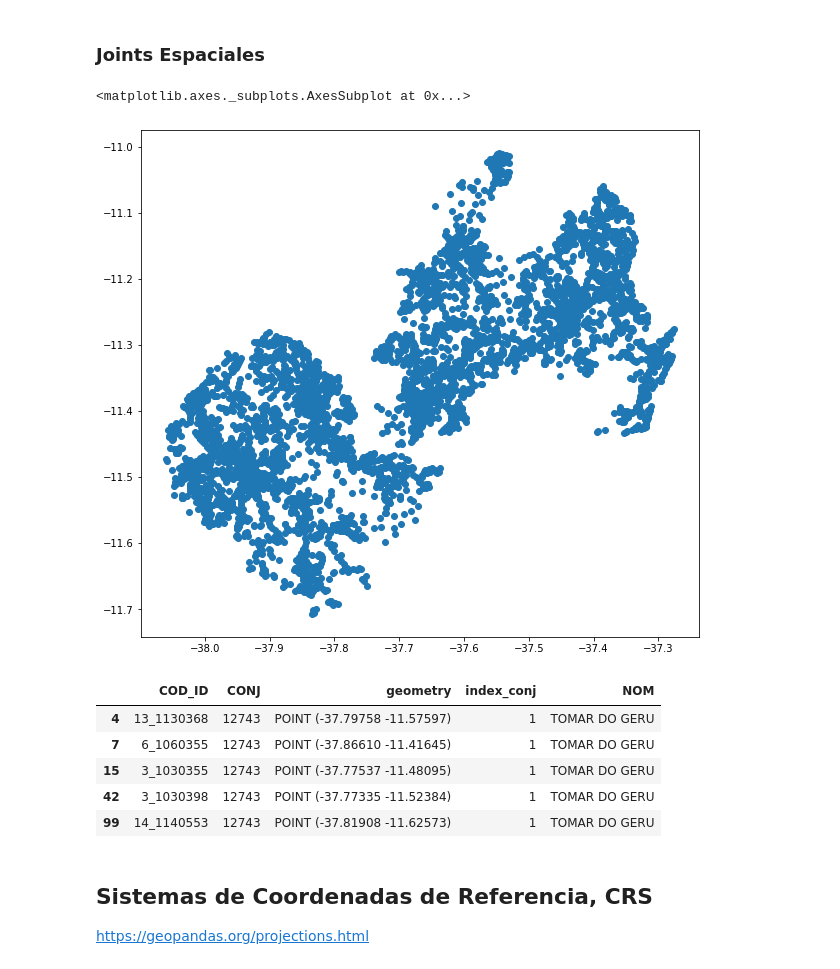
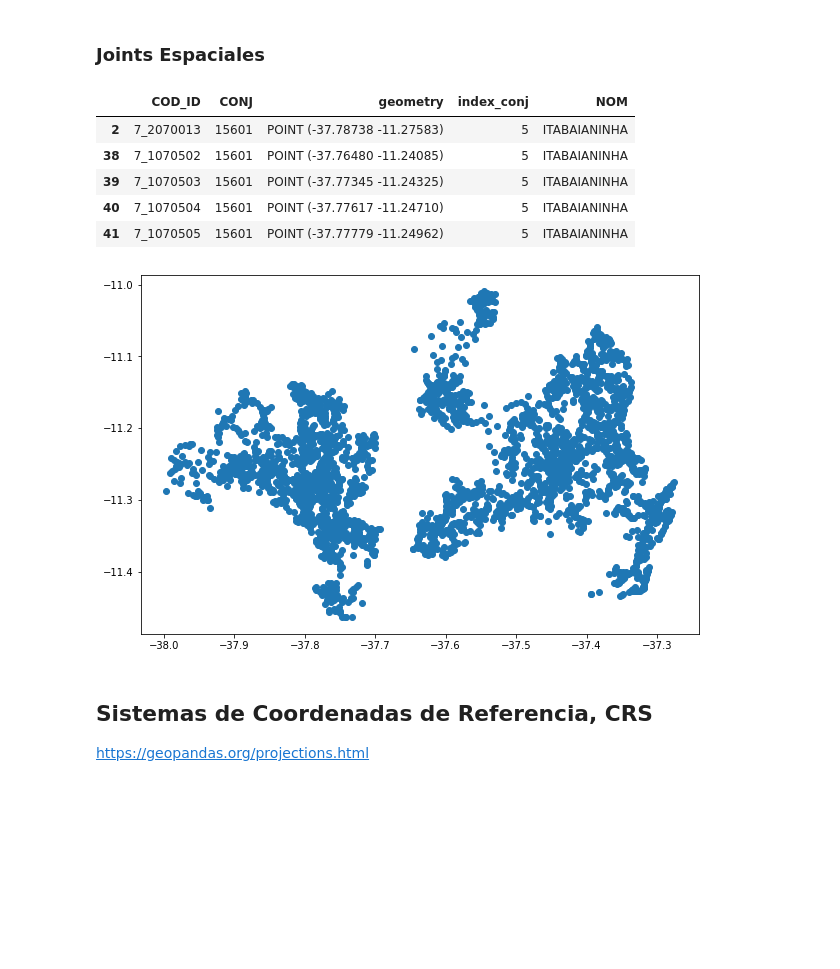
Before and after one commit to ramirojc/Diplodatos2020, a Jupyter notebook: Intro_Curacion_Georef.ipynb, the cells around one changed output. Drawn from its saved outputs; the diff is of its cells as text; code cells hidden in the pictures; blank space fills up the shorter version.

```diff
--- a/Intro_Curacion_Georef.ipynb
+++ b/Intro_Curacion_Georef.ipynb
@@ -149,20 +155,19 @@ True
 # %% [markdown]
 ### Joints Espaciales
 # %%
-st = gpd.sjoin(untrd[['COD_ID','CONJ','geometry']], conj[['NOM','geometry']].iloc[:3], how='inner', op='within', lsuffix='untrs',rsuffix='conj')
-st.plot(figsize=(10,10))
+st = gpd.sjoin(untrd[['COD_ID','CONJ','geometry']], conj[['NOM','geometry']].iloc[[0,5]], how='inner', op='within', lsuffix='untrs',rsuffix='conj')
+st.head()
 # %% [output]
-<matplotlib.axes._subplots.AxesSubplot at 0x...>
-[figure, removed]
+|  | COD_ID | CONJ | geometry | index_conj | NOM |
+| 2 | 7_2070013 | 15601 | POINT (-37.78738 -11.27583) | 5 | ITABAIANINHA |
+| 38 | 7_1070502 | 15601 | POINT (-37.76480 -11.24085) | 5 | ITABAIANINHA |
+| 39 | 7_1070503 | 15601 | POINT (-37.77345 -11.24325) | 5 | ITABAIANINHA |
+| 40 | 7_1070504 | 15601 | POINT (-37.77617 -11.24710) | 5 | ITABAIANINHA |
+| 41 | 7_1070505 | 15601 | POINT (-37.77779 -11.24962) | 5 | ITABAIANINHA |
-# %%
-st.head()
-# %% [output]
-|  | COD_ID | CONJ | geometry | index_conj | NOM |
-| 4 | 13_1130368 | 12743 | POINT (-37.79758 -11.57597) | 1 | TOMAR DO GERU |
-| 7 | 6_1060355 | 12743 | POINT (-37.86610 -11.41645) | 1 | TOMAR DO GERU |
-| 15 | 3_1030355 | 12743 | POINT (-37.77537 -11.48095) | 1 | TOMAR DO GERU |
-| 42 | 3_1030398 | 12743 | POINT (-37.77335 -11.52384) | 1 | TOMAR DO GERU |
-| 99 | 14_1140553 | 12743 | POINT (-37.81908 -11.62573) | 1 | TOMAR DO GERU |
+# %%
+ax = st.plot(figsize=(10,10))
+# %% [output]
+[figure, added]
 # %% [markdown]
 ## Sistemas de Coordenadas de Referencia, CRS
 https://geopandas.org/projections.html
```
Also changed, not shown: parts of 79 cells of this notebook.
